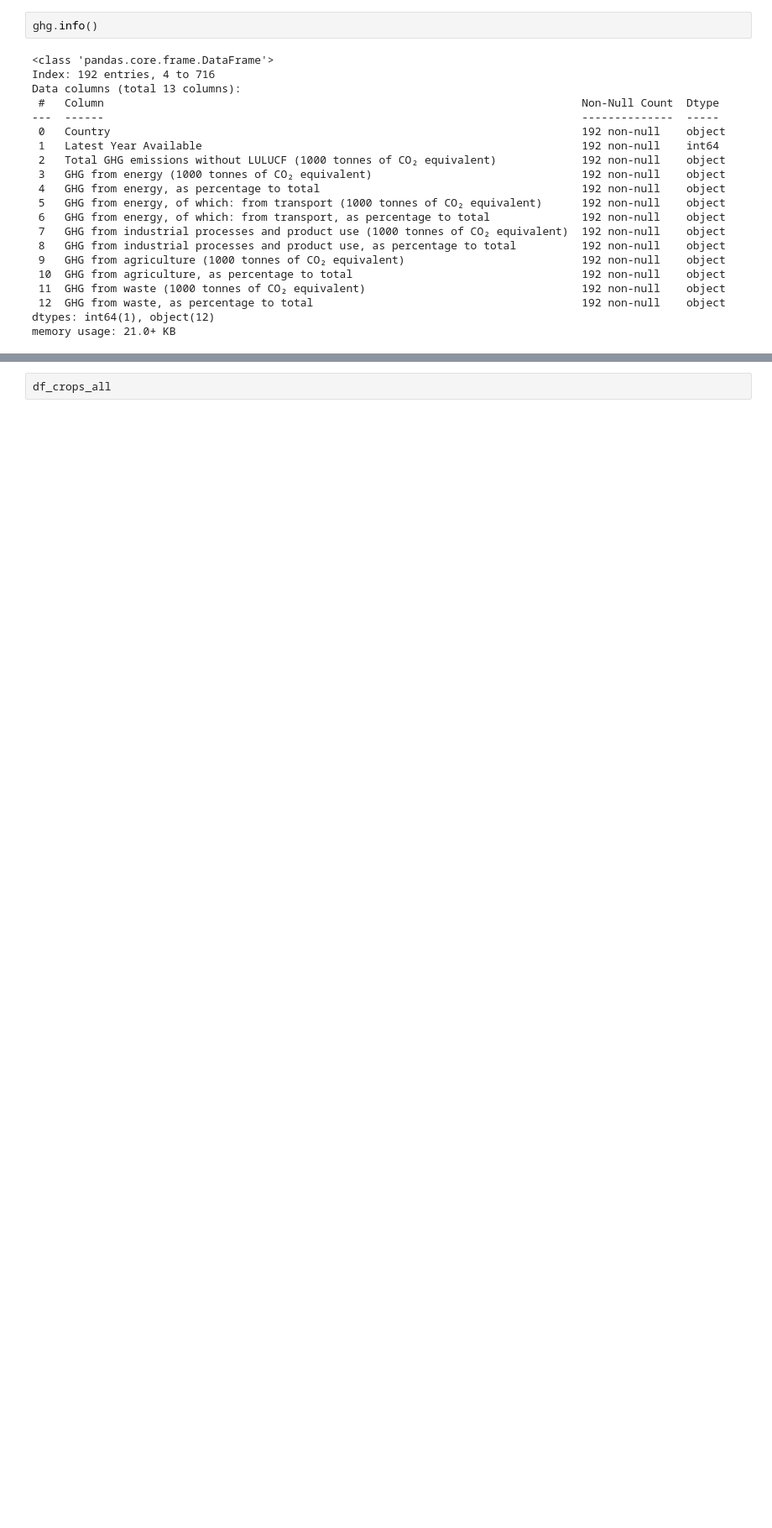
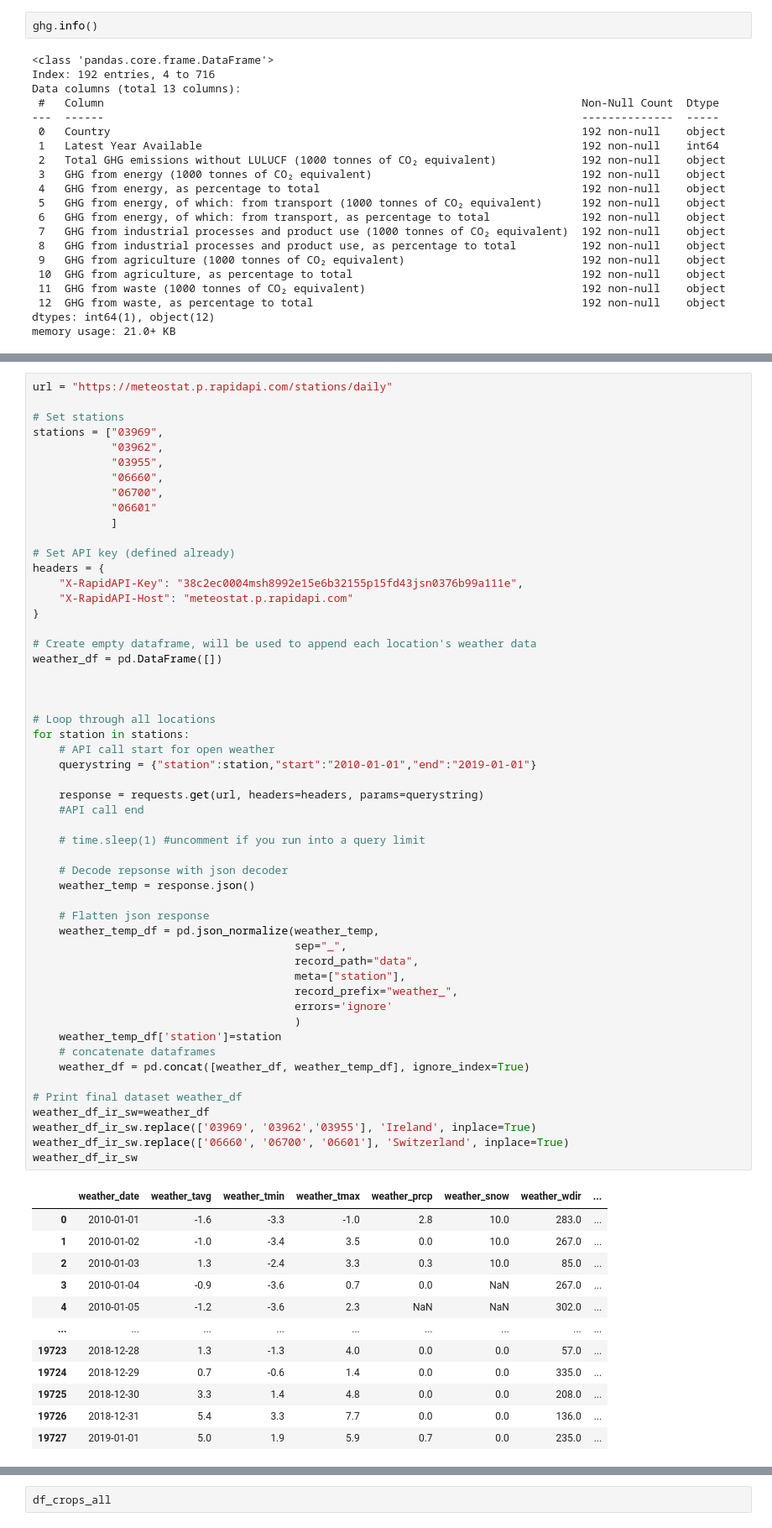
Before and after one commit to ElnazSaeidi/capstone-project-AEJS, a Jupyter notebook: Ella.ipynb, the cells around one changed output, grey strips where cells are left out. Shown at 84% size. Saved outputs shown, nothing was run; the diff lists cells and outputs as text; blank space fills up the shorter version.

```diff
--- a/Ella.ipynb
+++ b/Ella.ipynb
@@ -505,0 +478,66 @@ weather_df_ireland
+# %%
+url = "https://meteostat.p.rapidapi.com/stations/daily"
+
+# Set stations
+stations = ["03969",
+            "03962",
+            "03955",
+            "06660",
+            "06700",
+            "06601"
+            ]
+
+# Set API key (defined already)
+headers = {
+	"X-RapidAPI-Key": "38c2ec0004msh8992e15e6b32155p15fd43jsn0376b99a111e",
+	"X-RapidAPI-Host": "meteostat.p.rapidapi.com"
+}
+
+# Create empty dataframe, will be used to append each location's weather data
+weather_df = pd.DataFrame([])
+
+
+
+# Loop through all locations
+for station in stations:
+    # API call start for open weather
+    querystring = {"station":station,"start":"2010-01-01","end":"2019-01-01"}
+
+    response = requests.get(url, headers=headers, params=querystring)
+    #API call end
+
+    # time.sleep(1) #uncomment if you run into a query limit
+
+    # Decode repsonse with json decoder
+    weather_temp = response.json()
+
+    # Flatten json response
+    weather_temp_df = pd.json_normalize(weather_temp,
+                                        sep="_",
+                                        record_path="data",
+                                        meta=["station"],
+                                        record_prefix="weather_",
+                                        errors='ignore'
+                                        )
+    weather_temp_df['station']=station
+    # concatenate dataframes
+    weather_df = pd.concat([weather_df, weather_temp_df], ignore_index=True)
+
+# Print final dataset weather_df
+weather_df_ir_sw=weather_df
+weather_df_ir_sw.replace(['03969', '03962','03955'], 'Ireland', inplace=True)
+weather_df_ir_sw.replace(['06660', '06700', '06601'], 'Switzerland', inplace=True)
+weather_df_ir_sw
+# %% [output]
+|  | weather_date | weather_tavg | weather_tmin | weather_tmax | weather_prcp | weather_snow | weather_wdir | ... |
+| 0 | 2010-01-01 | -1.6 | -3.3 | -1.0 | 2.8 | 10.0 | 283.0 | ... |
+| 1 | 2010-01-02 | -1.0 | -3.4 | 3.5 | 0.0 | 10.0 | 267.0 | ... |
+| 2 | 2010-01-03 | 1.3 | -2.4 | 3.3 | 0.3 | 10.0 | 85.0 | ... |
+| 3 | 2010-01-04 | -0.9 | -3.6 | 0.7 | 0.0 | NaN | 267.0 | ... |
+| 4 | 2010-01-05 | -1.2 | -3.6 | 2.3 | NaN | NaN | 302.0 | ... |
+| ... | ... | ... | ... | ... | ... | ... | ... | ... |
+| 19723 | 2018-12-28 | 1.3 | -1.3 | 4.0 | 0.0 | 0.0 | 57.0 | ... |
+| 19724 | 2018-12-29 | 0.7 | -0.6 | 1.4 | 0.0 | 0.0 | 335.0 | ... |
+| 19725 | 2018-12-30 | 3.3 | 1.4 | 4.8 | 0.0 | 0.0 | 208.0 | ... |
+| 19726 | 2018-12-31 | 5.4 | 3.3 | 7.7 | 0.0 | 0.0 | 136.0 | ... |
+| 19727 | 2019-01-01 | 5.0 | 1.9 | 5.9 | 0.7 | 0.0 | 235.0 | ... |
```
Also changed, not shown: parts of 6 cells of this notebook.
